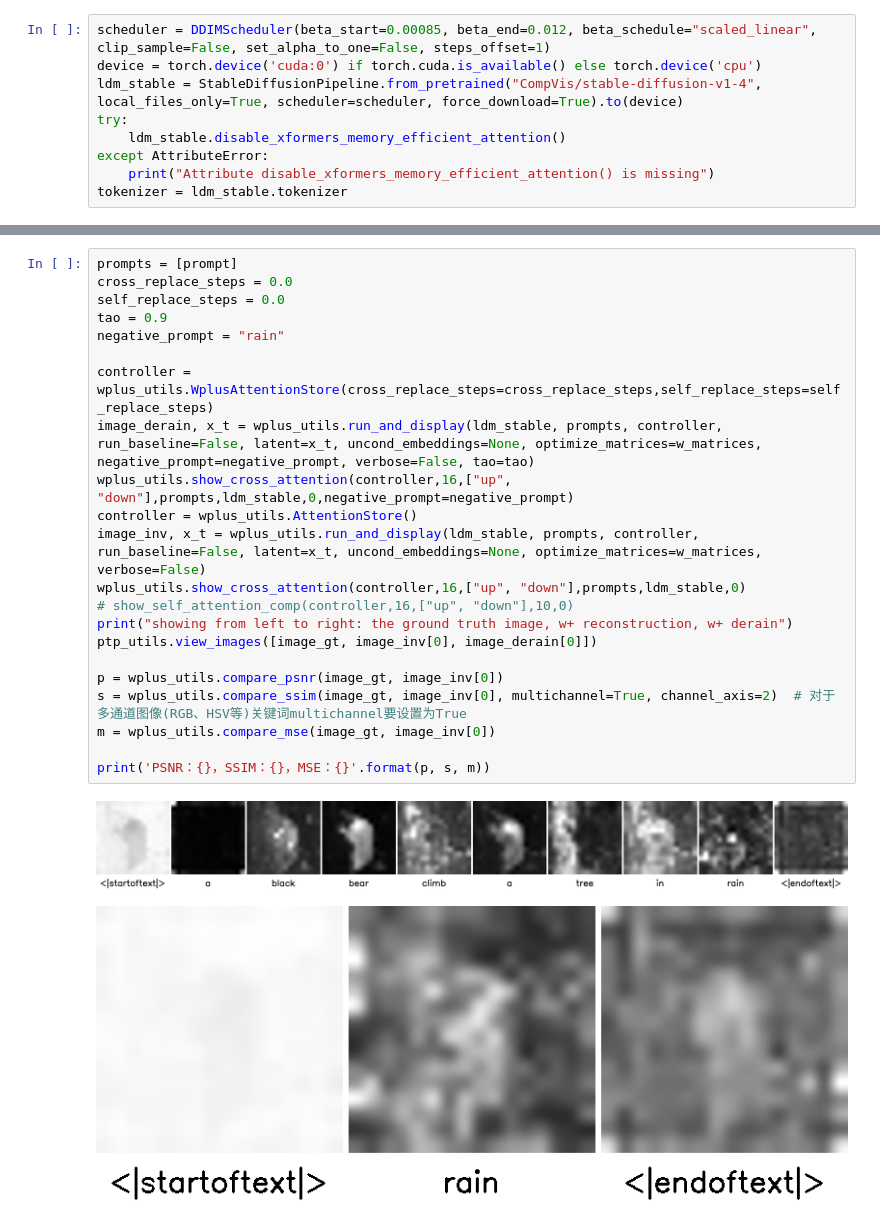
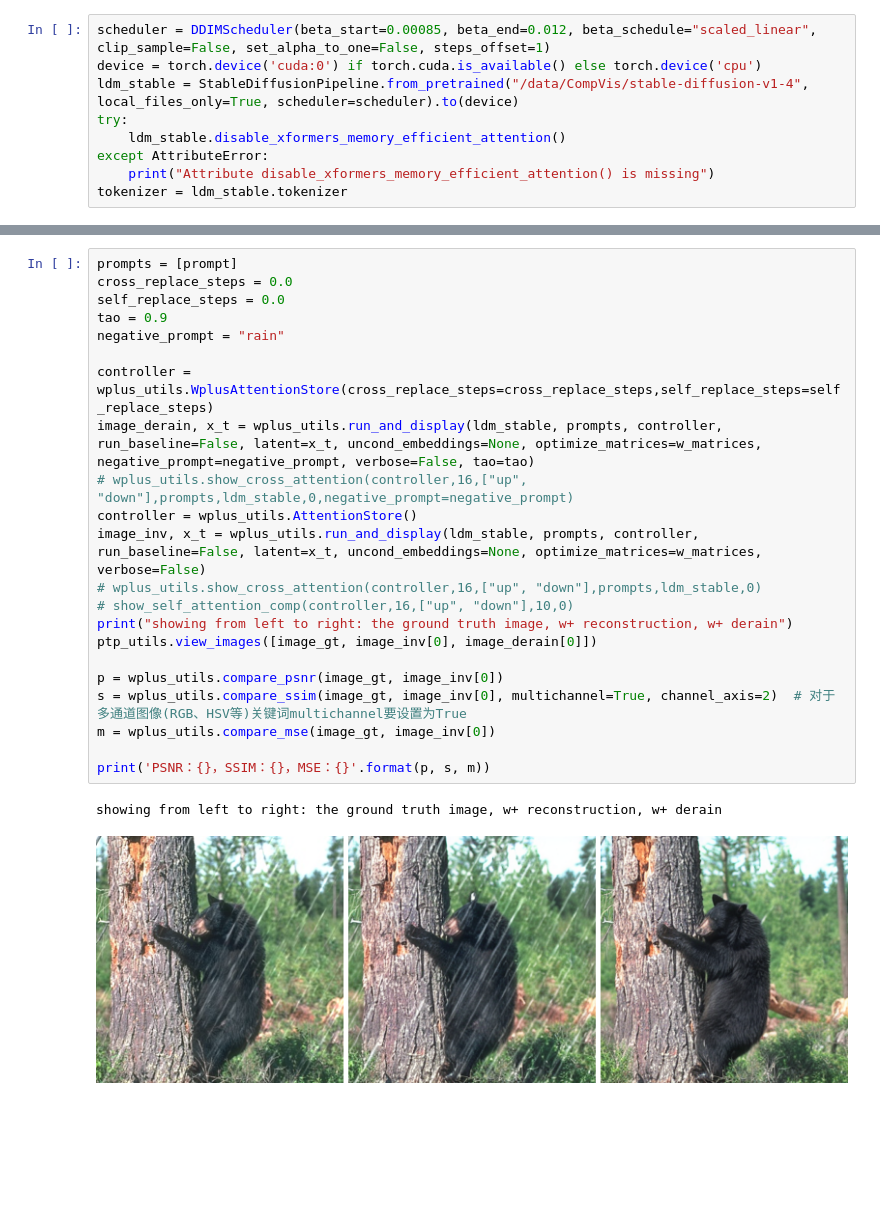
Before and after one commit to byliutao/deraindiffusion, a Jupyter notebook: derain.ipynb, the cells around one changed output, grey strips where cells are left out. Drawn from its saved outputs; the diff is of its cells as text; blank space fills up the shorter version.

```diff
--- a/derain.ipynb
+++ b/derain.ipynb
@@ -6,7 +7,7 @@ import ptp_utils
 # %%
 scheduler = DDIMScheduler(beta_start=0.00085, beta_end=0.012, beta_schedule="scaled_linear", clip_sample=False, set_alpha_to_one=False, steps_offset=1)
 device = torch.device('cuda:0') if torch.cuda.is_available() else torch.device('cpu')
-ldm_stable = StableDiffusionPipeline.from_pretrained("CompVis/stable-diffusion-v1-4", local_files_only=True, scheduler=scheduler, force_download=True).to(device)
+ldm_stable = StableDiffusionPipeline.from_pretrained("/data/CompVis/stable-diffusion-v1-4", local_files_only=True, scheduler=scheduler).to(device)
 try:
     ldm_stable.disable_xformers_memory_efficient_attention()
 except AttributeError:
@@ -46,25 +46,25 @@ Guidance Matrix optimization...
 # %%
 prompts = [prompt]
 cross_replace_steps = 0.0
 self_replace_steps = 0.0
 tao = 0.9
 negative_prompt = "rain"
 
 controller = wplus_utils.WplusAttentionStore(cross_replace_steps=cross_replace_steps,self_replace_steps=self_replace_steps)
 image_derain, x_t = wplus_utils.run_and_display(ldm_stable, prompts, controller, run_baseline=False, latent=x_t, uncond_embeddings=None, optimize_matrices=w_matrices, negative_prompt=negative_prompt, verbose=False, tao=tao)
-wplus_utils.show_cross_attention(controller,16,["up", "down"],prompts,ldm_stable,0,negative_prompt=negative_prompt)
+# wplus_utils.show_cross_attention(controller,16,["up", "down"],prompts,ldm_stable,0,negative_prompt=negative_prompt)
 controller = wplus_utils.AttentionStore()
 image_inv, x_t = wplus_utils.run_and_display(ldm_stable, prompts, controller, run_baseline=False, latent=x_t, uncond_embeddings=None, optimize_matrices=w_matrices, verbose=False)
-wplus_utils.show_cross_attention(controller,16,["up", "down"],prompts,ldm_stable,0)
+# wplus_utils.show_cross_attention(controller,16,["up", "down"],prompts,ldm_stable,0)
 # show_self_attention_comp(controller,16,["up", "down"],10,0)
 print("showing from left to right: the ground truth image, w+ reconstruction, w+ derain")
 ptp_utils.view_images([image_gt, image_inv[0], image_derain[0]])
 
 p = wplus_utils.compare_psnr(image_gt, image_inv[0])
 s = wplus_utils.compare_ssim(image_gt, image_inv[0], multichannel=True, channel_axis=2)  # 对于多通道图像(RGB、HSV等)关键词multichannel要设置为True
 m = wplus_utils.compare_mse(image_gt, image_inv[0])
 
 print('PSNR：{}，SSIM：{}，MSE：{}'.format(p, s, m))
 # %% [output]
+showing from left to right: the ground truth image, w+ reconstruction, w+ derain
-[figure, old version]
+[figure, new version]
-[figure, removed]
```
Also changed, not shown: parts of 5 cells of this notebook, 28 other files.
